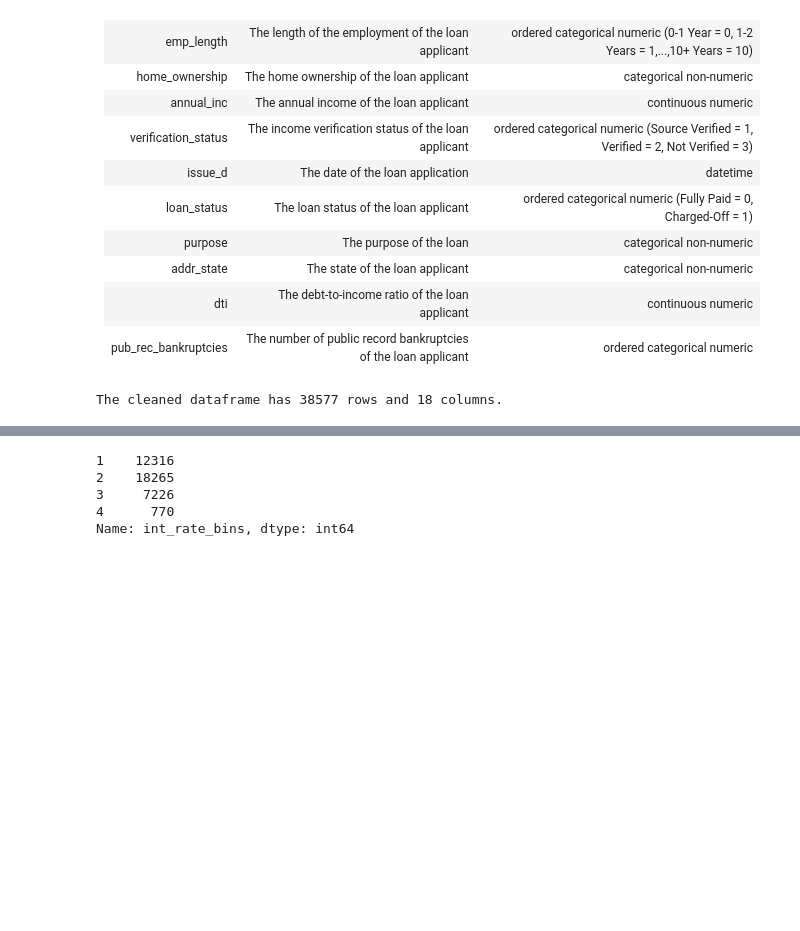
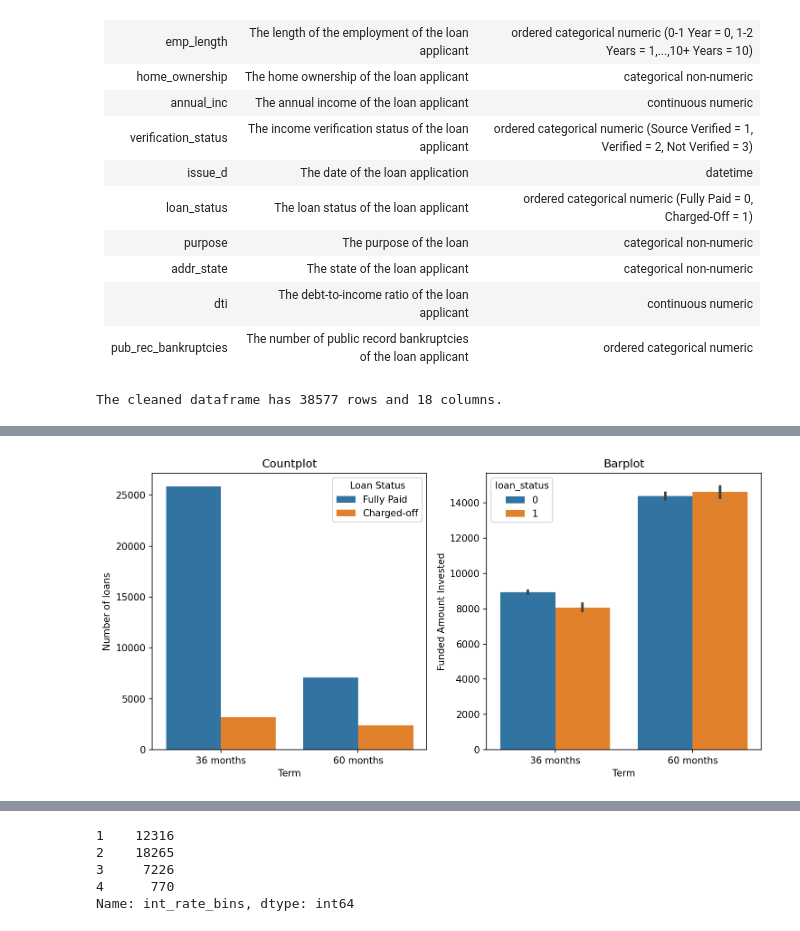
Before and after one commit to vulchinithin/LendingClubCaseStudy, a Jupyter notebook: data_cleaning_final.ipynb, the cells around one changed output, grey strips where cells are left out. Saved outputs shown, nothing was run; the diff lists cells and outputs as text; code cells hidden in the pictures; blank space fills up the shorter version.

```diff
--- a/data_cleaning_final.ipynb
+++ b/data_cleaning_final.ipynb
@@ -919,0 +1139,20 @@ The cleaned dataframe has 38577 rows and 18 columns.
+# %%
+# explore the column 'term'
+f, ax = plt.subplots(1,2,figsize=(10,5), dpi=150)                         # create a figure with size 4x3 and 150 dpi
+g = sns.countplot(df.term, hue=df.loan_status, ax=ax[0])                  # create a countplot
+g.set_xticklabels(['36 months','60 months'])      # set x-tick labels
+g.set_xlabel('Term')                              # set x-label for the plot
+g.set_ylabel('Number of loans')                   # set y-label for the plot
+g.set_title('Countplot')                          # set the title of the plot
+g.legend(title='Loan Status', labels=['Fully Paid','Charged-off'])  # set the legend for the plot
+
+h = sns.barplot(df.term, df.funded_amnt_inv, hue=df.loan_status, ax=ax[1])
+h.set_xticklabels(['36 months','60 months'])      # set x-tick labels
+h.set_xlabel('Term')                              # set x-label for the plot
+h.set_ylabel('Funded Amount Invested')            # set y-label for the plot
+h.set_title('Barplot')                            # set the title of the plot
+plt.tight_layout()
+
+plt.show()                                        # show the plot
+# %% [output]
+[figure, added]
```
Also changed, not shown: parts of 94 cells of this notebook.
